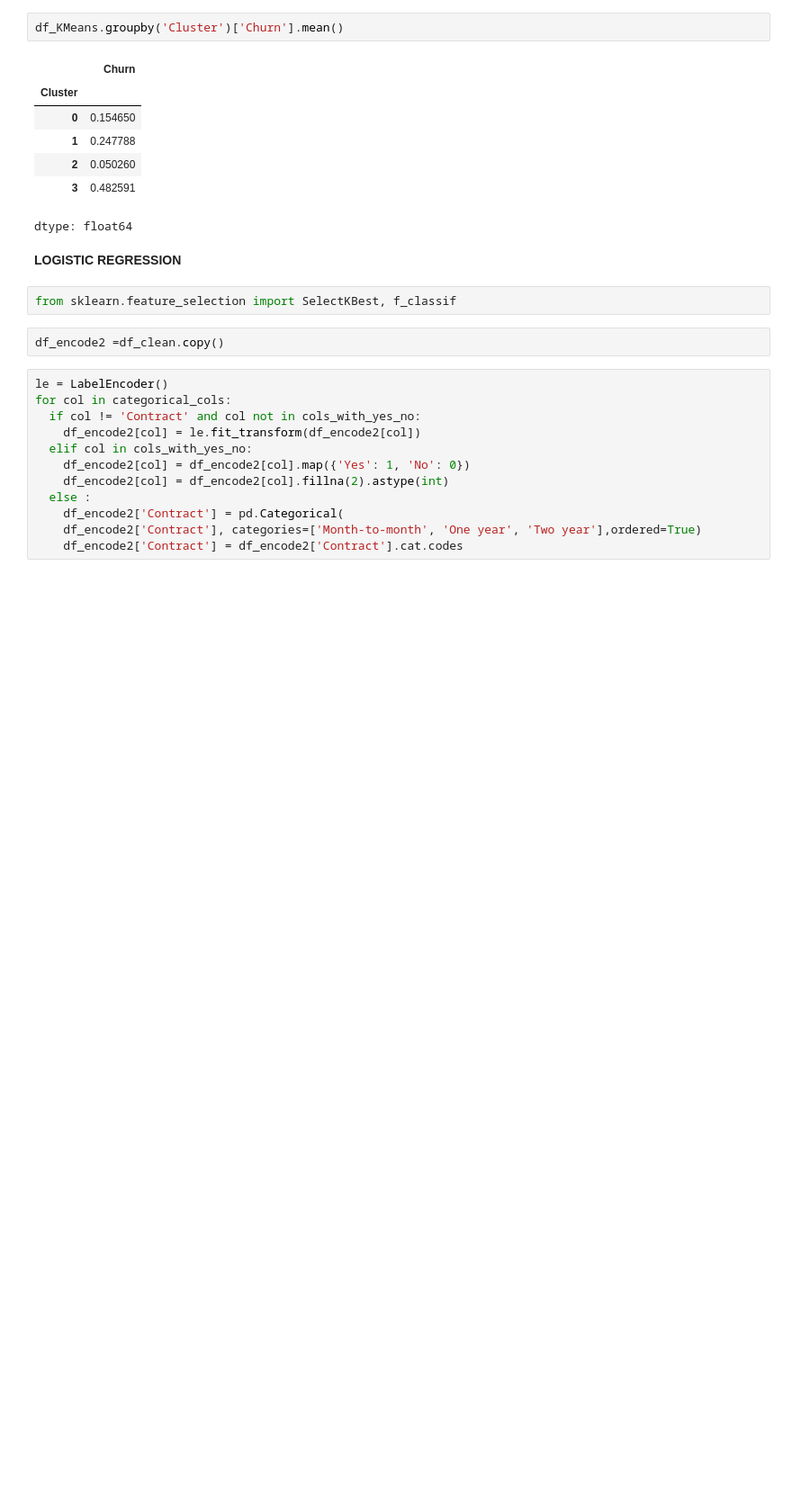
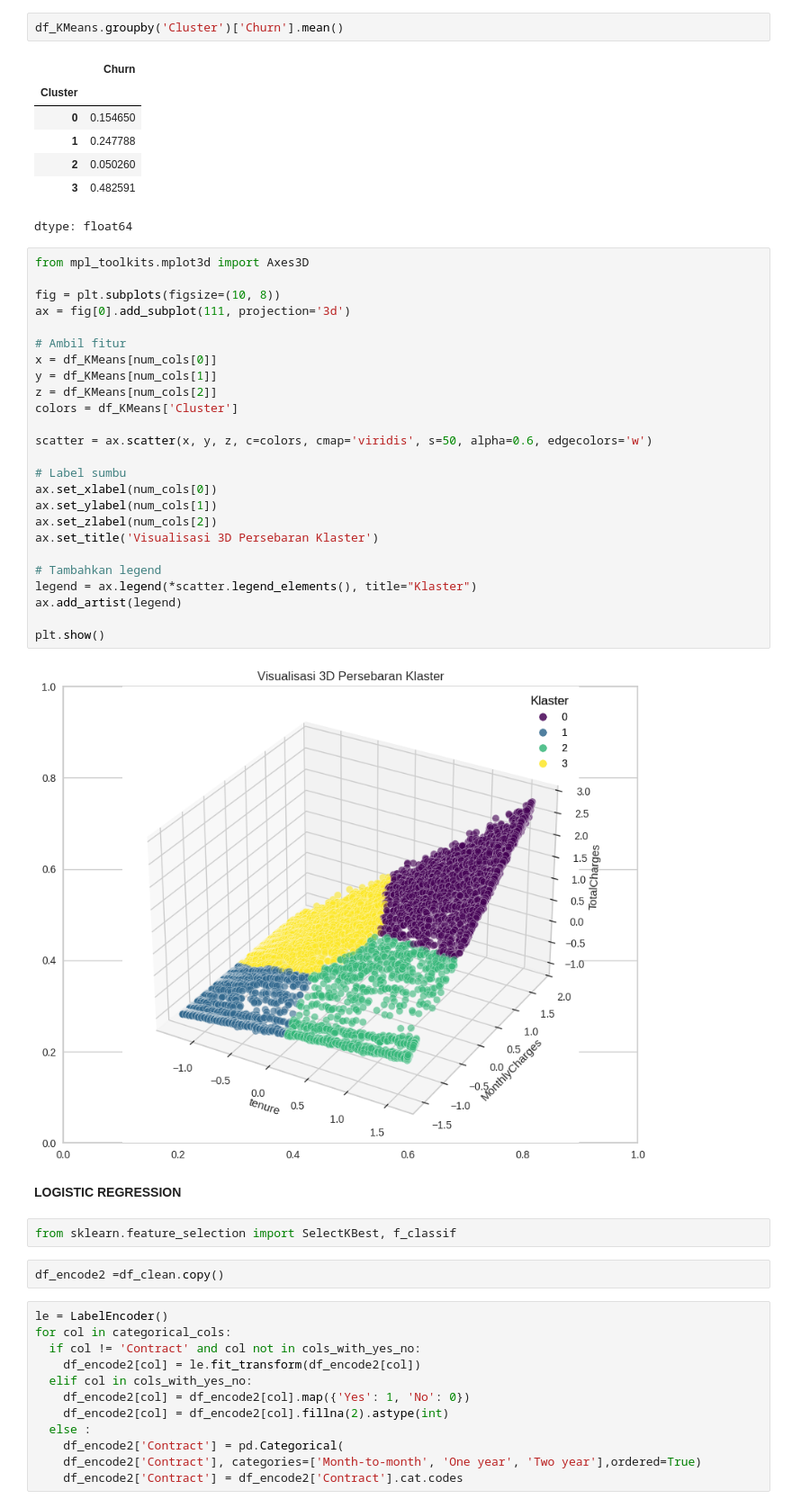
Before and after one commit to dzulfiqar03/DataMining_ChurnAnalysis-TelecomunicationCompany, a Jupyter notebook: TUBES_Penambangan_Data.ipynb, the cells around one changed output. Shown at 90% size. Drawn from its saved outputs; the diff is of its cells as text; blank space fills up the shorter version.

```diff
--- a/TUBES_Penambangan_Data.ipynb
+++ b/TUBES_Penambangan_Data.ipynb
@@ -451,6 +505,33 @@ df_KMeans.groupby('Cluster')['Churn'].mean()
 | 2 | 0.050260 |
 | 3 | 0.482591 |
 dtype: float64
+# %%
+from mpl_toolkits.mplot3d import Axes3D
+
+fig = plt.subplots(figsize=(10, 8))
+ax = fig[0].add_subplot(111, projection='3d')
+
+# Ambil fitur
+x = df_KMeans[num_cols[0]]
+y = df_KMeans[num_cols[1]]
+z = df_KMeans[num_cols[2]]
+colors = df_KMeans['Cluster']
+
+scatter = ax.scatter(x, y, z, c=colors, cmap='viridis', s=50, alpha=0.6, edgecolors='w')
+
+# Label sumbu
+ax.set_xlabel(num_cols[0])
+ax.set_ylabel(num_cols[1])
+ax.set_zlabel(num_cols[2])
+ax.set_title('Visualisasi 3D Persebaran Klaster')
+
+# Tambahkan legend
+legend = ax.legend(*scatter.legend_elements(), title="Klaster")
+ax.add_artist(legend)
+
+plt.show()
+# %% [output]
+[figure, added]
 # %% [markdown]
 **LOGISTIC REGRESSION**
 # %%
```
Also changed, not shown: parts of 19 cells of this notebook, 10 other files.
